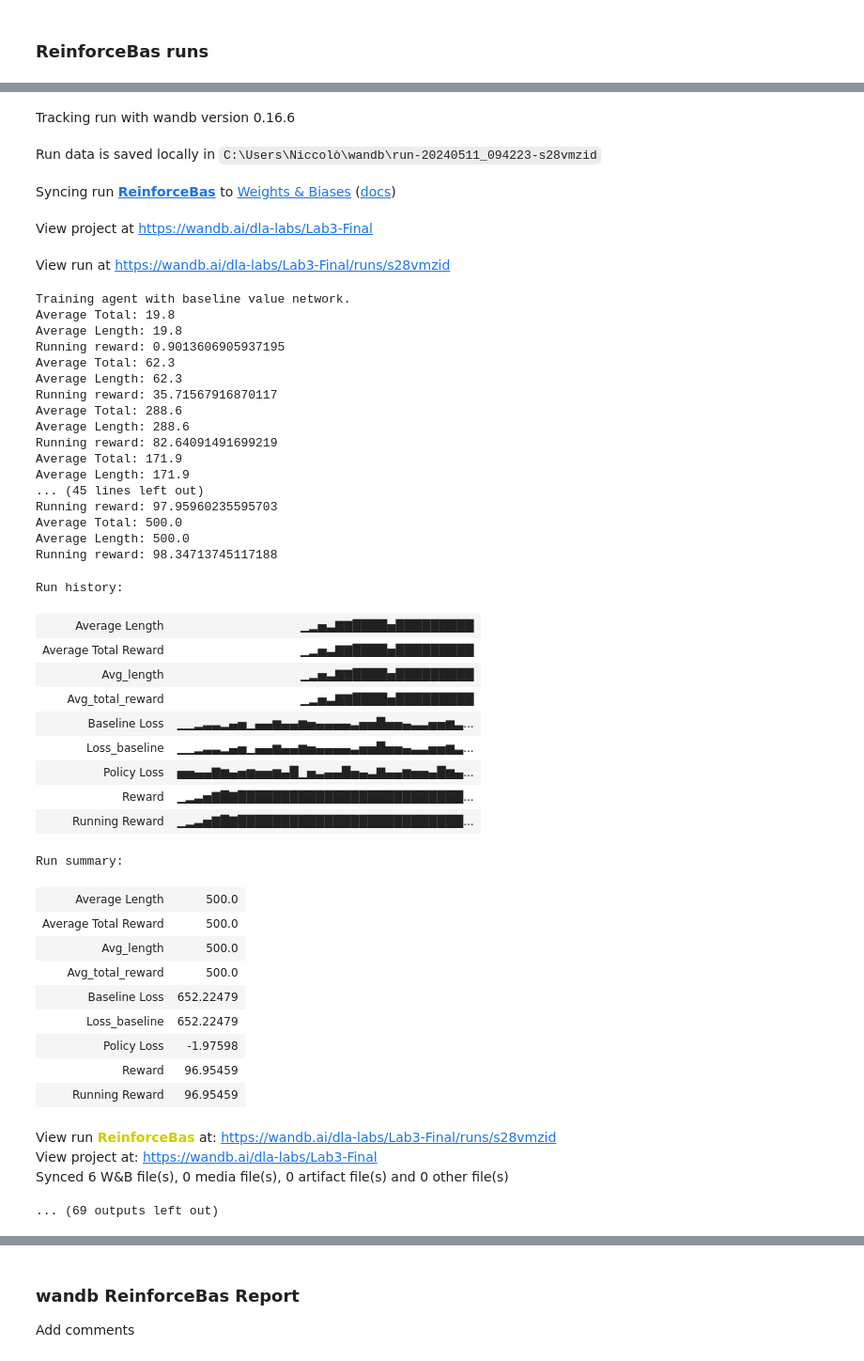
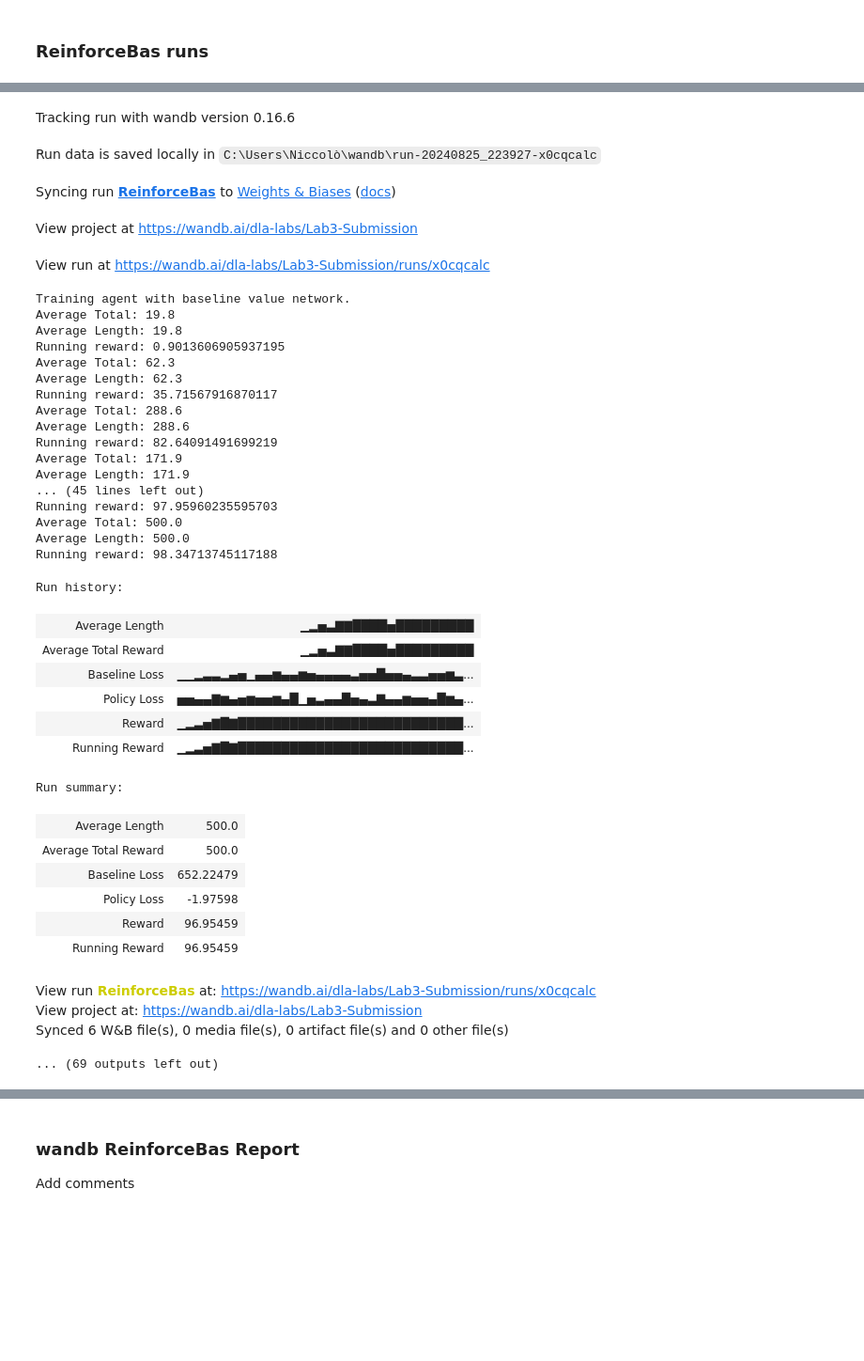
Before and after one commit to Sossio699/DLA, a Jupyter notebook: Lab3/DLA-Lab3-DRL.ipynb, the cells around one changed output, grey strips where cells are left out. Shown at 94% size. Drawn from its saved outputs; the diff is of its cells as text; code cells hidden in the pictures; blank space fills up the shorter version.

```diff
--- a/Lab3/DLA-Lab3-DRL.ipynb
+++ b/Lab3/DLA-Lab3-DRL.ipynb
@@ -494,7 +500,7 @@ r.setEnvRender(env_render)
 
 total_rewards = 0
 for _ in range(20):
-    (_, _, _, rewards) = r.run_episode(display=True, test=True) #deterministic selected action
+    (_, _, _, rewards, _) = r.run_episode(display=True, test=True) #deterministic selected action
     total_rewards += np.sum(rewards)
 average_test_reward = total_rewards / 20
 print(f'Average reward for episode: {average_test_reward}')
@@ -623,7 +631,7 @@ for i in range(n_run):
 
     run = wandb.init(
           # Set the project where this run will be logged
-          project="Lab3-Final",
+          project="Lab3-Submission",
           # We pass a run name (otherwise it’ll be randomly assigned, like sunshine-lollypop-10)
           name=f"ReinforceStd",
           # Track hyperparameters and run metadata
@@ -703,7 +717,7 @@ r.setEnvRender(env_render)
 
 total_rewards = 0
 for _ in range(20):
-    (_, _, _, rewards) = r.run_episode(display=True, test=True) #deterministic selected action
+    (_, _, _, rewards, _) = r.run_episode(display=True, test=True) #deterministic selected action
     total_rewards += np.sum(rewards)
 average_test_reward = total_rewards / 20
 print(f'Average reward for episode: {average_test_reward}')
@@ -754,6 +770,14 @@ class ReinforceBas(ReinforceStd):
         action = dist.sample()
         log_prob = dist.log_prob(action)
         return (action.item(), log_prob.reshape(1), value)
+
+    def select_max_action(self, obs):
+        value = self.baseline(obs)
+        value.compute_grad = True
+        probs = self.policy(obs)
+        action = torch.argmax(probs)
+        log_prob = torch.log(torch.max(probs))
+        return(action.item(), log_prob.reshape(1), value)
 
     # Given an environment and a policy, run it up to the maximum number of steps.
     def run_episode(self, display=False, test=False):
@@ -773,7 +797,7 @@ class ReinforceBas(ReinforceStd):
             # Get the current observation, run the policy and select an action.
             obs = torch.tensor(obs)
             if test:
-                (action, log_prob) = self.select_max_action(obs)
+                (action, log_prob, value) = self.select_max_action(obs)
             else:
                 (action, log_prob, value) = self.select_action(obs)
             observations.append(obs)
@@ -904,7 +928,7 @@ for i in range(n_run):
 
     run = wandb.init(
           # Set the project where this run will be logged
-          project="Lab3-Final",
+          project="Lab3-Submission",
           # We pass a run name (otherwise it’ll be randomly assigned, like sunshine-lollypop-10)
           name=f"ReinforceBas",
           # Track hyperparameters and run metadata
@@ -953,47 +977,41 @@ wandb version 0.17.0 is available! To upgrade, please run: $ pip install wandb -
 Tracking run with wandb version 0.16.6
-Run data is saved locally in C:\Users\Niccolò\wandb\run-20240511_094223-s28vmzid
+Run data is saved locally in C:\Users\Niccolò\wandb\run-20240825_223927-x0cqcalc
 Syncing run ReinforceBas to Weights & Biases (docs)
-View project at https://wandb.ai/dla-labs/Lab3-Final
+View project at https://wandb.ai/dla-labs/Lab3-Submission
-View run at https://wandb.ai/dla-labs/Lab3-Final/runs/s28vmzid
+View run at https://wandb.ai/dla-labs/Lab3-Submission/runs/x0cqcalc
 Training agent with baseline value network.
 Average Total: 19.8
 Average Length: 19.8
 Running reward: 0.9013606905937195
 Average Total: 62.3
 Average Length: 62.3
 Running reward: 35.71567916870117
 Average Total: 288.6
 Average Length: 288.6
 Running reward: 82.64091491699219
 Average Total: 171.9
 Average Length: 171.9
 ... (45 lines left out)
 Running reward: 97.95960235595703
 Average Total: 500.0
 Average Length: 500.0
 Running reward: 98.34713745117188
 Run history:
 | Average Length | ▁▂▅▃▇▇████▅█████████ |
 | Average Total Reward | ▁▂▅▃▇▇████▅█████████ |
-| Avg_length | ▁▂▅▃▇▇████▅█████████ |
-| Avg_total_reward | ▁▂▅▃▇▇████▅█████████ |
 | Baseline Loss | ▁▁▂▃▃▂▄▅▁▄▄▆▄▄▆▅▄▄▄▄▃▅▅█▅▅▄▃▃▅▅▆▃... |
-| Loss_baseline | ▁▁▂▃▃▂▄▅▁▄▄▆▄▄▆▅▄▄▄▄▃▅▅█▅▅▄▃▃▅▅▆▃... |
 | Policy Loss | ▅▅▄▄▇▆▄▅▆▅▅▆▄█▁▅▃▄▄█▅▄▃▇▄▄▆▅▅▄█▆▄... |
 | Reward | ▁▂▃▅▇█▇██████████████████████████... |
 | Running Reward | ▁▂▃▅▇█▇██████████████████████████... |
 Run summary:
 | Average Length | 500.0 |
 | Average Total Reward | 500.0 |
-| Avg_length | 500.0 |
-| Avg_total_reward | 500.0 |
 | Baseline Loss | 652.22479 |
-| Loss_baseline | 652.22479 |
 | Policy Loss | -1.97598 |
 | Reward | 96.95459 |
 | Running Reward | 96.95459 |
-View run ReinforceBas at: https://wandb.ai/dla-labs/Lab3-Final/runs/s28vmzid
-View project at: https://wandb.ai/dla-labs/Lab3-Final
+View run ReinforceBas at: https://wandb.ai/dla-labs/Lab3-Submission/runs/x0cqcalc
+View project at: https://wandb.ai/dla-labs/Lab3-Submission
 Synced 6 W&B file(s), 0 media file(s), 0 artifact file(s) and 0 other file(s)
 ... (69 outputs left out)
 # %%
```
Also changed, not shown: parts of 32 cells of this notebook.
